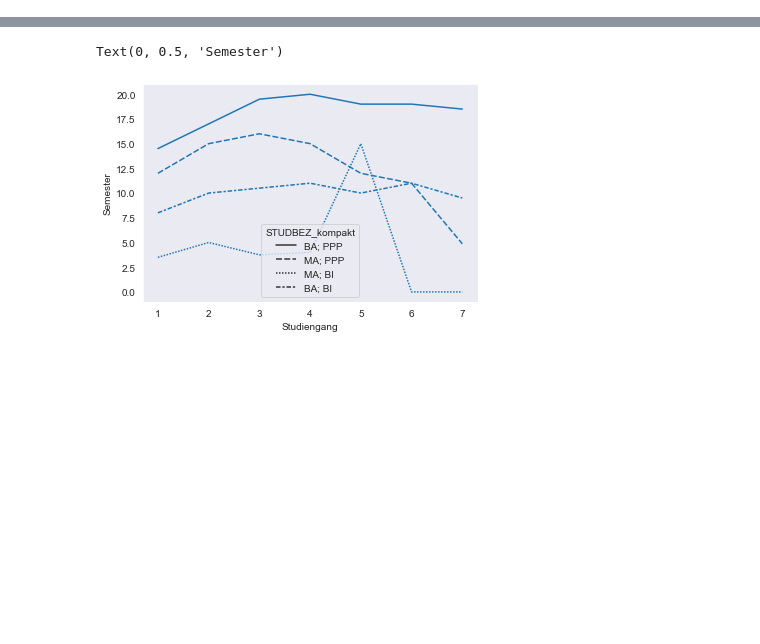
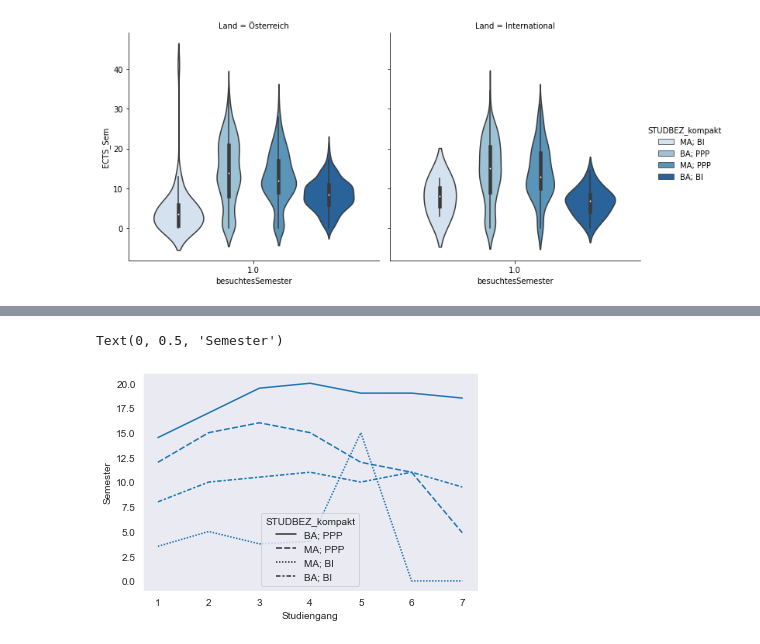
Before and after one commit to PeterAichinger-Fankhauser/datavis4ds, a Jupyter notebook: student_data_viz.ipynb, the cells around one changed output, grey strips where cells are left out. Saved outputs shown, nothing was run; the diff lists cells and outputs as text; code cells hidden in the pictures; blank space fills up the shorter version.

```diff
--- a/student_data_viz.ipynb
+++ b/student_data_viz.ipynb
@@ -49 +98,14 @@ df_by_semester_and_study_agg
+# %%
+df_reduced = df.loc[df["besuchtesSemester"] == 1]
+p = sns.catplot(data=df_reduced,
+kind="violin",
+x="besuchtesSemester",
+y="ECTS_Sem",
+hue="STUDBEZ_kompakt",
+col="Land",
+palette="Blues")
+#plt.ylim(0,60)
+# would be useful to introduce trim, so that we "zoom in" more
+# %% [output]
+[figure, added]
 # %%
```
Also changed, not shown: parts of 18 cells of this notebook, 7 other files.
